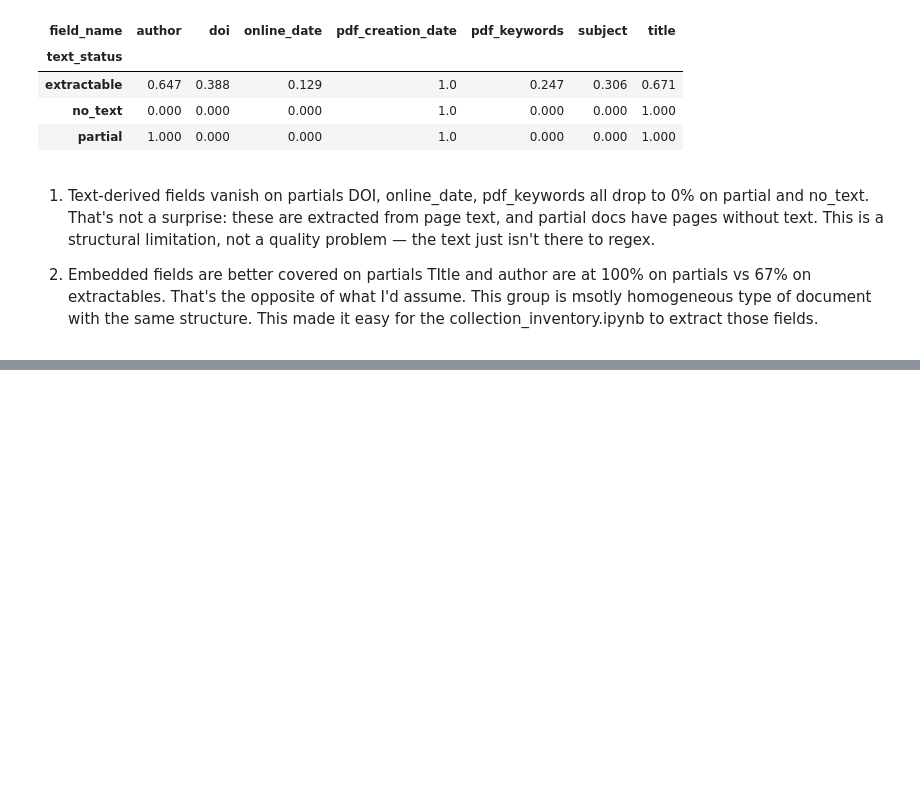
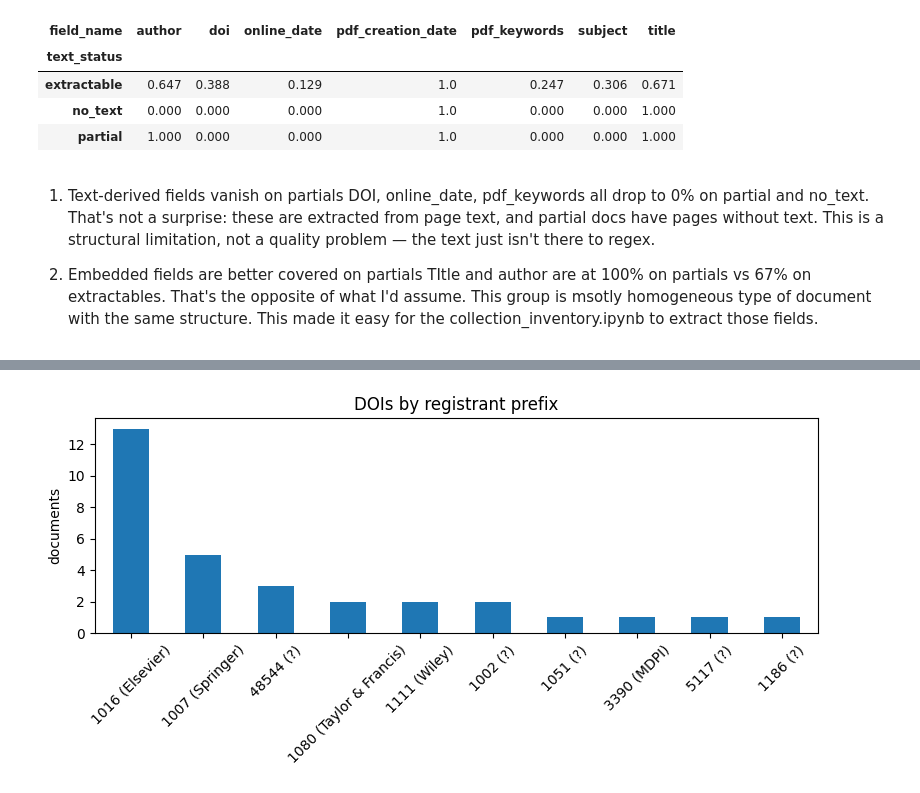
Before and after one commit to georgyHZ/DDD, a Jupyter notebook: notebooks/03_statistical analysos.ipynb, the cells around one changed output, grey strips where cells are left out. Cells and saved outputs as stored; diff of their text form; code cells hidden in the pictures; blank space fills up the shorter version.

```diff
--- a/notebooks/03_statistical analysos.ipynb
+++ b/notebooks/03_statistical analysos.ipynb
@@ -103,0 +101,15 @@ TItle and author are at 100% on partials vs 67% on extractables. That's the oppo
+# %%
+doi = obs[obs.field_name=='doi'].copy()
+doi['prefix'] = doi.observed_value.str.extract(r'^10\.(\d{4,9})')
+
+known = {'1016':'Elsevier', '1007':'Springer', '1080':'Taylor & Francis',
+         '3390':'MDPI', '1111':'Wiley', '1371':'PLOS', '1177':'SAGE', '1109':'IEEE'}
+
+counts = doi.prefix.dropna().value_counts().head(10)
+counts.index = [f"{p} ({known.get(p, '?')})" for p in counts.index]
+
+counts.plot(kind='bar', figsize=(8,4), rot=45,
+            title='DOIs by registrant prefix', ylabel='documents')
+plt.tight_layout(); plt.show()
+# %% [output]
+[figure, added]
```
Also changed, not shown: parts of 4 cells of this notebook.
